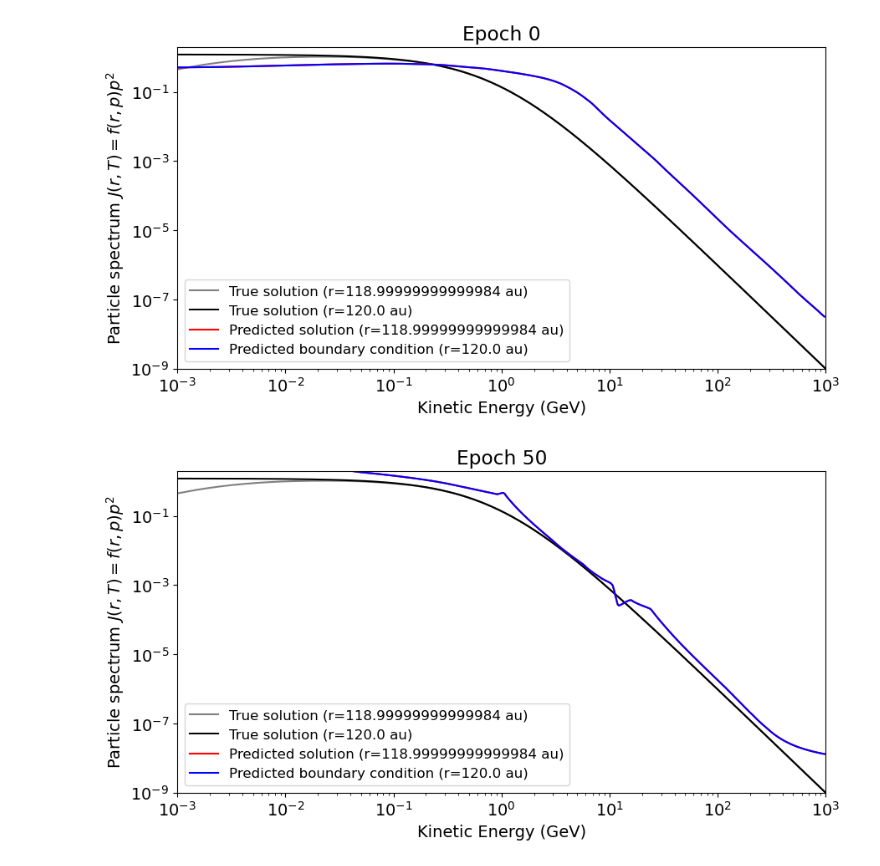
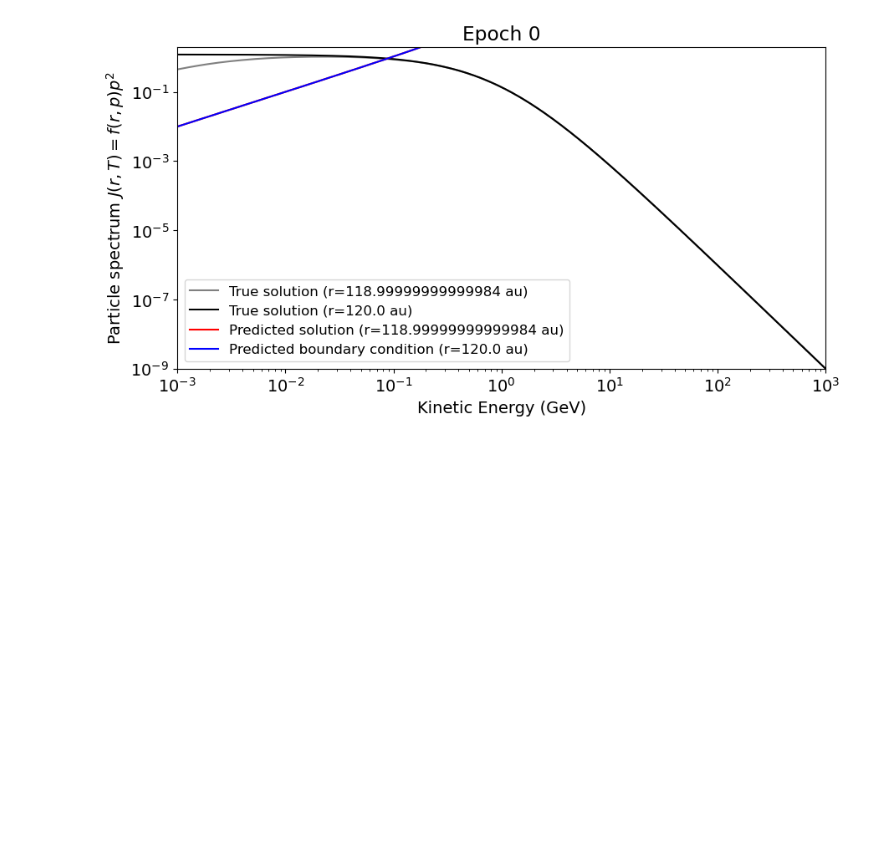
Before and after one commit to linneawolniewicz/pinns, a Jupyter notebook: figures/visualize.ipynb, the cells around one changed output. Saved outputs shown, nothing was run; the diff lists cells and outputs as text; code cells hidden in the pictures; blank space fills up the shorter version.

```diff
--- a/figures/visualize.ipynb
+++ b/figures/visualize.ipynb
@@ -9,7 +9,7 @@ from matplotlib.ticker import (LogLocator)
 from IPython.display import HTML
 mpl.rcParams.update({'font.size': 14})
 # %%
-filename = ''
+filename = 'no_boundary_loss'
 
 # Load PINN outputs
 with open('pickles/pinn_loss_' + filename + '.pkl', 'rb') as file:
@@ -42,10 +42,10 @@ f_boundary = np.exp(f_boundary)
 p = np.exp(p)
 T = np.exp(T)
 r = np.exp(r)
-predictions = np.exp(predictions)
+# predictions = np.exp(predictions)
 
 final_predict = predictions[:, :, -1].reshape((size, size))
-# final_predict = np.exp(final_predict)
+final_predict = np.exp(final_predict)
 
 # Check data
 print(f'F_boundary shape: {f_boundary.shape}, max: {np.max(f_boundary)}')
@@ -111,23 +111,22 @@ plt.savefig("loss.png")
 # %%
 # Visualize J(r, T) over the epochs
 for i in range(epochs):
-    if (i%50 == 0):
+    if (i%100 == 0):
         fig, ax = plt.subplots(figsize=(10, 5))
 
         ax.set_title("Epoch " + str(i))
         ax.set_xlabel("Kinetic Energy (GeV)")
         ax.set_ylabel("Particle spectrum $J(r, T) = f(r, p) p^2$")
         ax.set_xlim(1e-3, 1e3)
         ax.set_ylim(1e-9, 2e0)
         ax.xaxis.set_minor_locator(LogLocator(base=10.0, subs='all'))
         ax.yaxis.set_minor_locator(LogLocator(base=10.0, subs='all'))
 
         ax.loglog(T, J[0, :], label=f'True solution (r={r[0, 0]/150e6} au)', c='gray')
         ax.loglog(T, J[-1, :], label=f'True solution (r={r[-1, 0]/150e6} au)', c='k')
         ax.loglog(T[:-1], np.expand_dims(predictions[:, :, i].reshape((size, size))[0, :-1], axis=1)*(p[:-1]**2), label=f'Predicted solution (r={r[0, 0]/150e6} au)', c='red')
         ax.loglog(T[:-1], np.expand_dims(predictions[:, :, i].reshape((size, size))[-1, :-1], axis=1)*(p[:-1]**2), label=f'Predicted boundary condition (r={r[-1, 0]/150e6} au)', c='blue')
 
         ax.legend(prop={'size': 12})
 # %% [output]
-[figure, old version]
+[figure, new version]
-[figure, removed]
```
Also changed, not shown: parts of 4 cells of this notebook, 10 other files.
